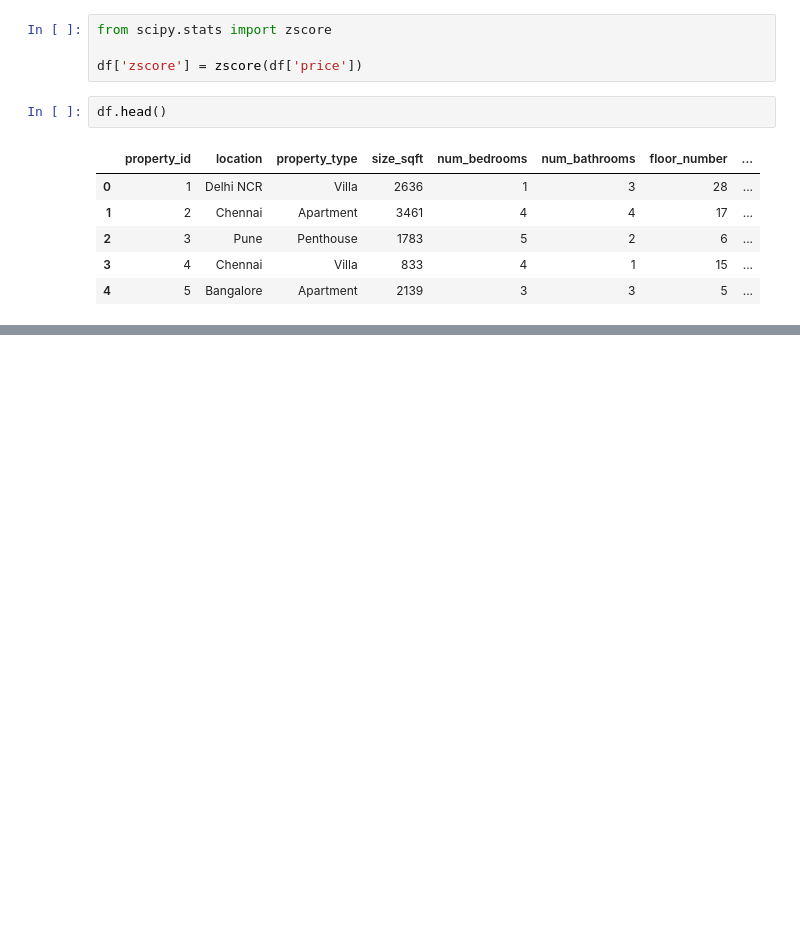
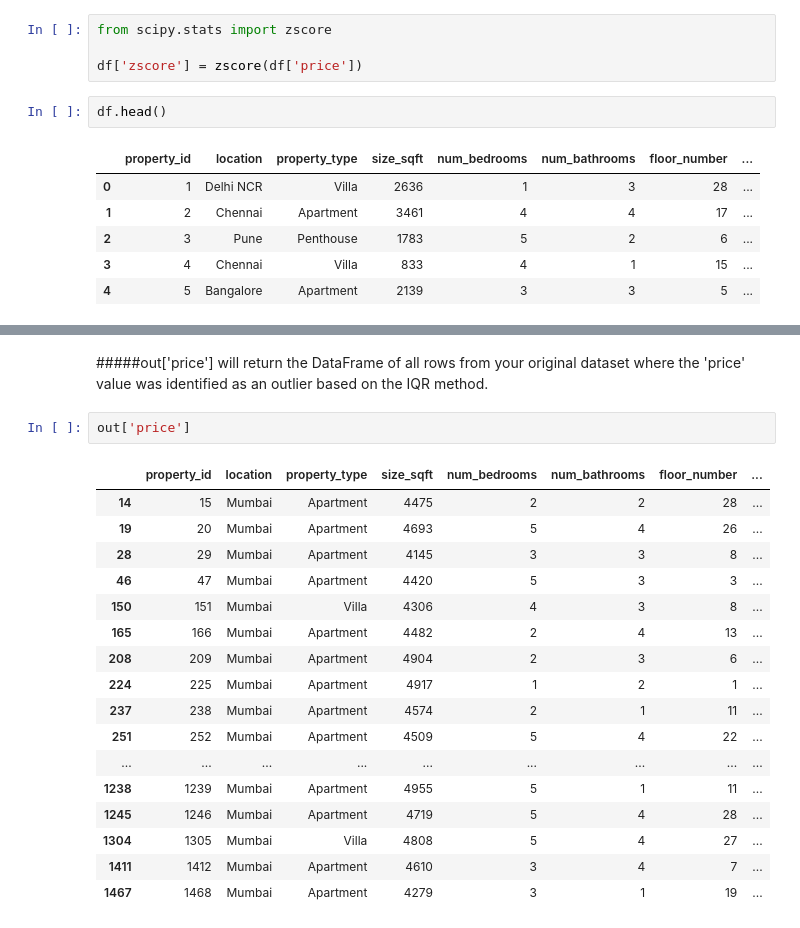
Before and after one commit to Siddhi-S-Thakur/EDA-RealEstate, a Jupyter notebook: EDA_on_Realtydataset.ipynb, the cells around one changed output, grey strips where cells are left out. Saved outputs shown, nothing was run; the diff lists cells and outputs as text; blank space fills up the shorter version.

```diff
--- a/EDA_on_Realtydataset.ipynb
+++ b/EDA_on_Realtydataset.ipynb
@@ -230,0 +330,22 @@ df.head()
+# %% [markdown]
+#####out['price'] will return the DataFrame of all rows from your original dataset where the 'price' value was identified as an outlier based on the IQR method.
+# %%
+out['price']
+# %% [output]
+|  | property_id | location | property_type | size_sqft | num_bedrooms | num_bathrooms | floor_number | ... |
+| 14 | 15 | Mumbai | Apartment | 4475 | 2 | 2 | 28 | ... |
+| 19 | 20 | Mumbai | Apartment | 4693 | 5 | 4 | 26 | ... |
+| 28 | 29 | Mumbai | Apartment | 4145 | 3 | 3 | 8 | ... |
+| 46 | 47 | Mumbai | Apartment | 4420 | 5 | 3 | 3 | ... |
+| 150 | 151 | Mumbai | Villa | 4306 | 4 | 3 | 8 | ... |
+| 165 | 166 | Mumbai | Apartment | 4482 | 2 | 4 | 13 | ... |
+| 208 | 209 | Mumbai | Apartment | 4904 | 2 | 3 | 6 | ... |
+| 224 | 225 | Mumbai | Apartment | 4917 | 1 | 2 | 1 | ... |
+| 237 | 238 | Mumbai | Apartment | 4574 | 2 | 1 | 11 | ... |
+| 251 | 252 | Mumbai | Apartment | 4509 | 5 | 4 | 22 | ... |
+| ... | ... | ... | ... | ... | ... | ... | ... | ... |
+| 1238 | 1239 | Mumbai | Apartment | 4955 | 5 | 1 | 11 | ... |
+| 1245 | 1246 | Mumbai | Apartment | 4719 | 5 | 4 | 28 | ... |
+| 1304 | 1305 | Mumbai | Villa | 4808 | 5 | 4 | 27 | ... |
+| 1411 | 1412 | Mumbai | Apartment | 4610 | 3 | 4 | 7 | ... |
+| 1467 | 1468 | Mumbai | Apartment | 4279 | 3 | 1 | 19 | ... |
```
Also changed, not shown: parts of 12 cells of this notebook.
